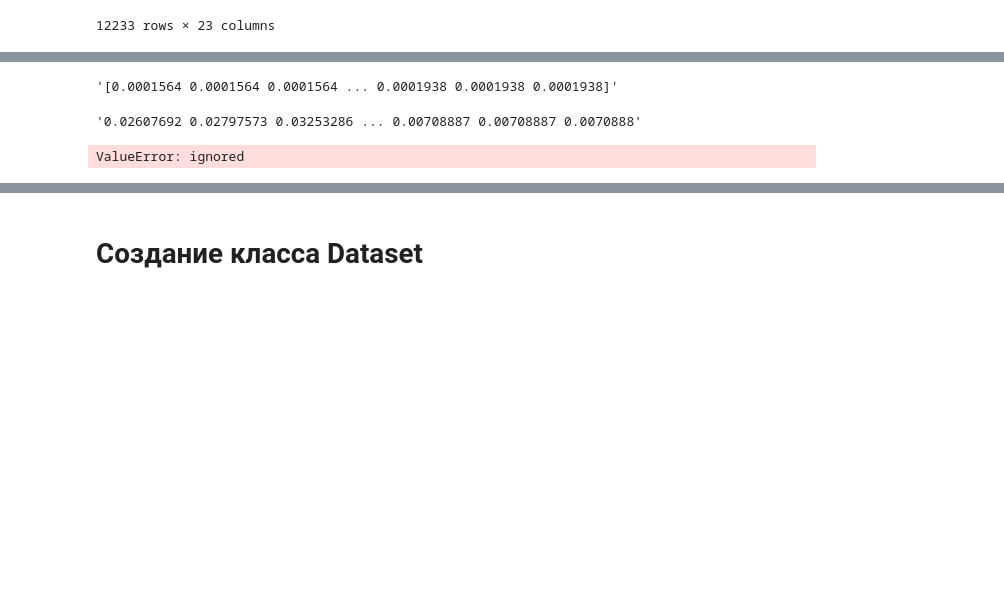
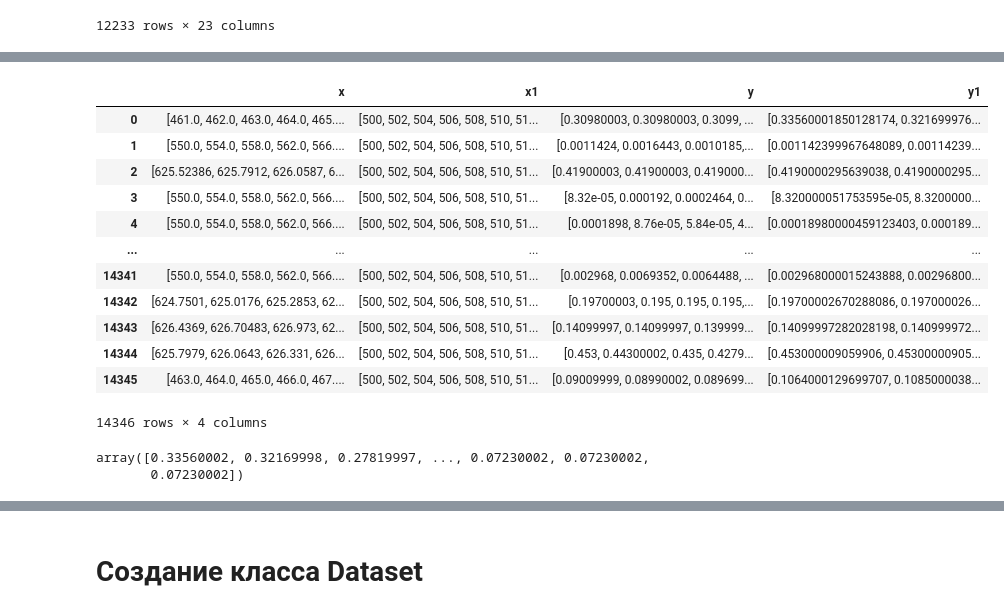
Before and after one commit to Lamblador/IR_expert_system, a Jupyter notebook: Koshelev_IR_expert_system_2_First_model_training.ipynb, the cells around one changed output, grey strips where cells are left out. Drawn from its saved outputs; the diff is of its cells as text; code cells hidden in the pictures; blank space fills up the shorter version.

```diff
--- a/Koshelev_IR_expert_system_2_First_model_training.ipynb
+++ b/Koshelev_IR_expert_system_2_First_model_training.ipynb
@@ -104,0 +256,19 @@ BadZipFile: ignored
+# %%
+x_list, y_list = [], []
+errors = 0
+for i in tqdm(range(len(dataset_df[['x']]))):
+  try:
+      x, y = dataset_df[['x']].iloc[i].tolist(), dataset_df[['y']].iloc[i].tolist()
+      x1, y1 = padding_ir_below(x[0], y[0], 500.0)
+
+      x2, y2 = padding_ir_above(x1, y1, 4100.0)
+
+      x3, y3 = interpolate_in_borders_with_delta(x2, y2)
+      x_list.append(x3)
+      y_list.append(y3)
+  except ValueError:
+      #print(f'0: {len(x)}, {len(y)}, 1: {len(x1)}, {len(y1)}, 2: {len(x2)}, {len(y2)}')
+      errors +=1
+      x_list.append(np.nan)
+      y_list.append(np.nan)
+print(f'Found {errors} errors')
@@ -104,0 +277,7 @@ BadZipFile: ignored
+# %%
+x_serie = pd.Series(x_list)
+y_serie = pd.Series(y_list)
+# %%
+df = pd.DataFrame(x_serie, columns = ['x1'])
+df['y1'] = y_serie
+df
@@ -105,17 +298,23 @@ BadZipFile: ignored
+# %%
+dataset_df = dataset_df.reset_index()
+dataset_df1 = dataset_df.join(df, lsuffix='x')
+dataset_df1[['x', 'x1', 'y', 'y1']]
+# %% [output]
+|  | x | x1 | y | y1 |
+| 0 | [461.0, 462.0, 463.0, 464.0, 465.... | [500, 502, 504, 506, 508, 510, 51... | [0.30980003, 0.30980003, 0.3099, ... | [0.33560001850128174, 0.321699976... |
+| 1 | [550.0, 554.0, 558.0, 562.0, 566.... | [500, 502, 504, 506, 508, 510, 51... | [0.0011424, 0.0016443, 0.0010185,... | [0.001142399967648089, 0.00114239... |
+| 2 | [625.52386, 625.7912, 626.0587, 6... | [500, 502, 504, 506, 508, 510, 51... | [0.41900003, 0.41900003, 0.419000... | [0.4190000295639038, 0.4190000295... |
+| 3 | [550.0, 554.0, 558.0, 562.0, 566.... | [500, 502, 504, 506, 508, 510, 51... | [8.32e-05, 0.000192, 0.0002464, 0... | [8.320000051753595e-05, 8.3200000... |
+| 4 | [550.0, 554.0, 558.0, 562.0, 566.... | [500, 502, 504, 506, 508, 510, 51... | [0.0001898, 8.76e-05, 5.84e-05, 4... | [0.00018980000459123403, 0.000189... |
+| ... | ... | ... | ... | ... |
+| 14341 | [550.0, 554.0, 558.0, 562.0, 566.... | [500, 502, 504, 506, 508, 510, 51... | [0.002968, 0.0069352, 0.0064488, ... | [0.002968000015243888, 0.00296800... |
+| 14342 | [624.7501, 625.0176, 625.2853, 62... | [500, 502, 504, 506, 508, 510, 51... | [0.19700003, 0.195, 0.195, 0.195,... | [0.19700002670288086, 0.197000026... |
+| 14343 | [626.4369, 626.70483, 626.973, 62... | [500, 502, 504, 506, 508, 510, 51... | [0.14099997, 0.14099997, 0.139999... | [0.14099997282028198, 0.140999972... |
+| 14344 | [625.7979, 626.0643, 626.331, 626... | [500, 502, 504, 506, 508, 510, 51... | [0.453, 0.44300002, 0.435, 0.4279... | [0.453000009059906, 0.45300000905... |
+| 14345 | [463.0, 464.0, 465.0, 466.0, 467.... | [500, 502, 504, 506, 508, 510, 51... | [0.09009999, 0.08990002, 0.089699... | [0.1064000129699707, 0.1085000038... |
+14346 rows × 4 columns
 # %%
-data_df['y1'][0]
+dataset_df1['y1'][0]
 # %% [output]
-'[0.0001564 0.0001564 0.0001564 ... 0.0001938 0.0001938 0.0001938]'
+array([0.33560002, 0.32169998, 0.27819997, ..., 0.07230002, 0.07230002,
+       0.07230002])
-# %%
-dataset_df = labels_df.join(data_df)
-x = dataset_df.iloc[:,-1][0]
-x = x[1:-2]
-x
-# %% [output]
-'0.02607692 0.02797573 0.03253286 ... 0.00708887 0.00708887 0.0070888'
-# %%
-x = x.split()
-x = [float(i) for i in x]
-x
-# %% [output]
-ValueError: ignored
```
Also changed, not shown: parts of 24 cells of this notebook.
